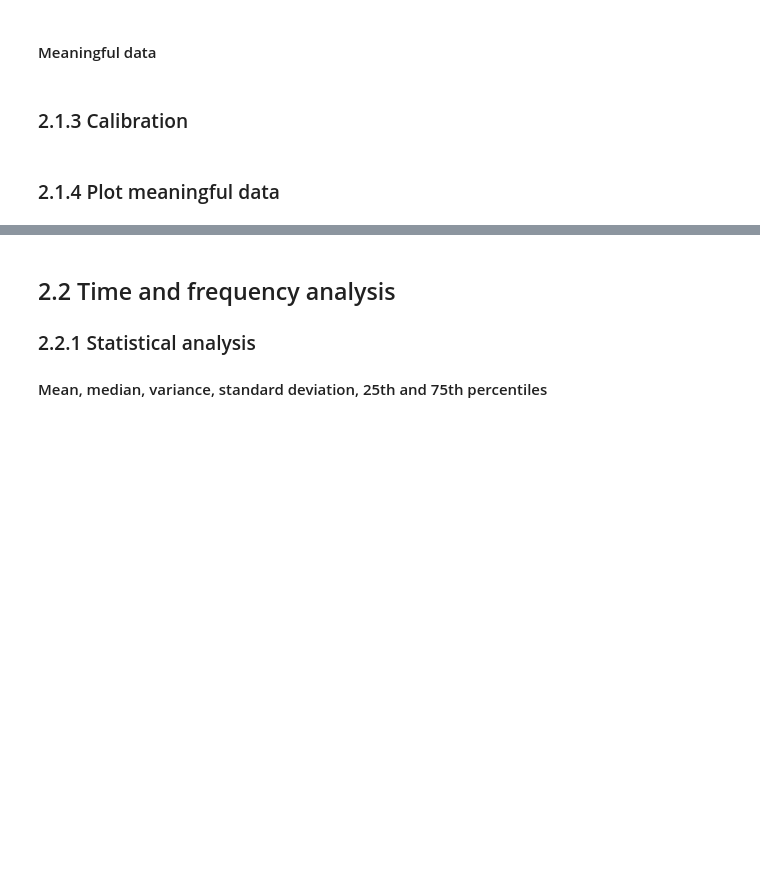
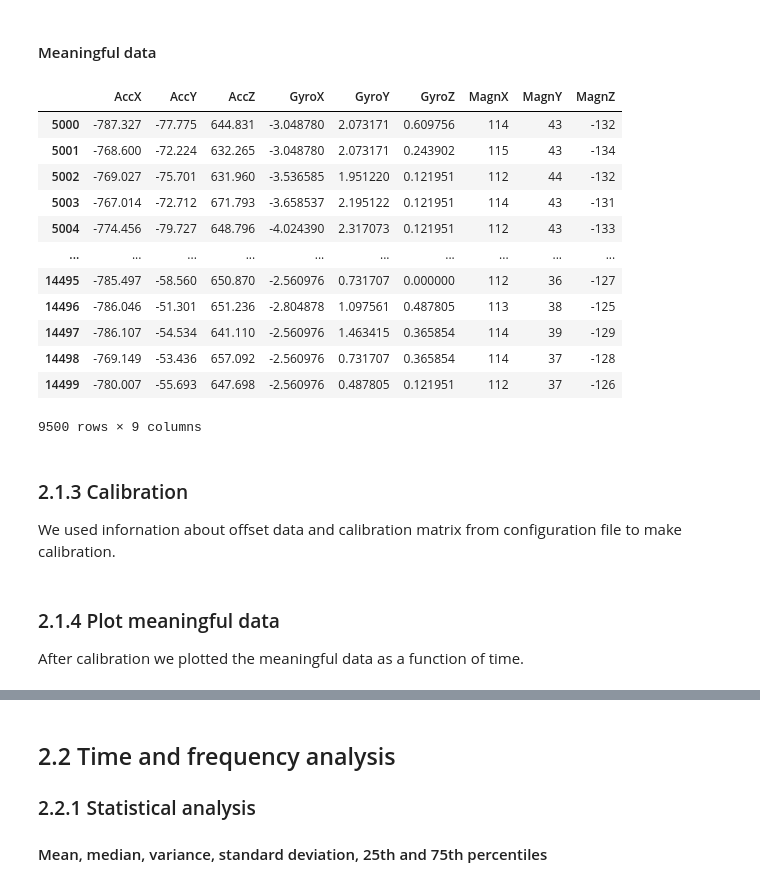
Before and after one commit to Mohsen-Kordi/ProjectRESP, a Jupyter notebook: Project.ipynb, the cells around one changed output, grey strips where cells are left out. Cells and saved outputs as stored; diff of their text form; code cells hidden in the pictures; blank space fills up the shorter version.

```diff
--- a/Project.ipynb
+++ b/Project.ipynb
@@ -832,11 +832,27 @@ for i, ax in enumerate(axs.flat):
 # %% [markdown]
 #### Meaningful data
 # %%
-df2_m = df_m.iloc[1200:11200, :].copy()
-x = np.linspace(0, 100, 10000)
+df2_m = df_m.iloc[5000:14500, :].copy()
+x = np.linspace(0, 100, 9500)
 df2_m
+# %% [output]
+|  | AccX | AccY | AccZ | GyroX | GyroY | GyroZ | MagnX | MagnY | MagnZ |
+| 5000 | -787.327 | -77.775 | 644.831 | -3.048780 | 2.073171 | 0.609756 | 114 | 43 | -132 |
+| 5001 | -768.600 | -72.224 | 632.265 | -3.048780 | 2.073171 | 0.243902 | 115 | 43 | -134 |
+| 5002 | -769.027 | -75.701 | 631.960 | -3.536585 | 1.951220 | 0.121951 | 112 | 44 | -132 |
+| 5003 | -767.014 | -72.712 | 671.793 | -3.658537 | 2.195122 | 0.121951 | 114 | 43 | -131 |
+| 5004 | -774.456 | -79.727 | 648.796 | -4.024390 | 2.317073 | 0.121951 | 112 | 43 | -133 |
+| ... | ... | ... | ... | ... | ... | ... | ... | ... | ... |
+| 14495 | -785.497 | -58.560 | 650.870 | -2.560976 | 0.731707 | 0.000000 | 112 | 36 | -127 |
+| 14496 | -786.046 | -51.301 | 651.236 | -2.804878 | 1.097561 | 0.487805 | 113 | 38 | -125 |
+| 14497 | -786.107 | -54.534 | 641.110 | -2.560976 | 1.463415 | 0.365854 | 114 | 39 | -129 |
+| 14498 | -769.149 | -53.436 | 657.092 | -2.560976 | 0.731707 | 0.365854 | 114 | 37 | -128 |
+| 14499 | -780.007 | -55.693 | 647.698 | -2.560976 | 0.487805 | 0.121951 | 112 | 37 | -126 |
+9500 rows × 9 columns
-# %% [markdown]
-### 2.1.3 Calibration
+# %% [markdown]
+### 2.1.3 Calibration
+
+We used infornation about offset data and calibration matrix from configuration file to make calibration.
 # %%
 gyro_offset = np.array([-2.804399,1.793105,0.3411708])
 
@@ -855,6 +871,8 @@ df2_m[['AccX','AccY','AccZ']] = np.dot(df2_m[['AccX','AccY','AccZ']],acc_cal.T)
 df2_m[['MagnX','MagnY','MagnZ']] = np.dot(df2_m[['MagnX','MagnY','MagnZ']],magn_cal.T) + magn_offset.T
 # %% [markdown]
 ### 2.1.4 Plot meaningful data
+
+After calibration we plotted the meaningful data as a function of time.
 # %%
 fig, axs = plt.subplots(9, 1, figsize = (20, 16))
 for i, ax in enumerate(axs.flat):
```
Also changed, not shown: parts of 27 cells of this notebook.
